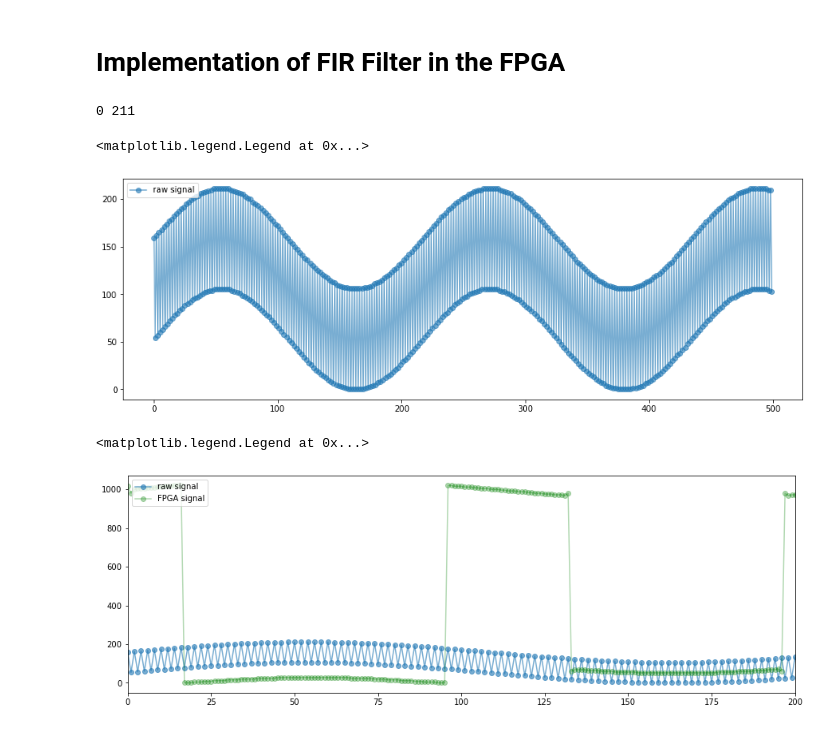
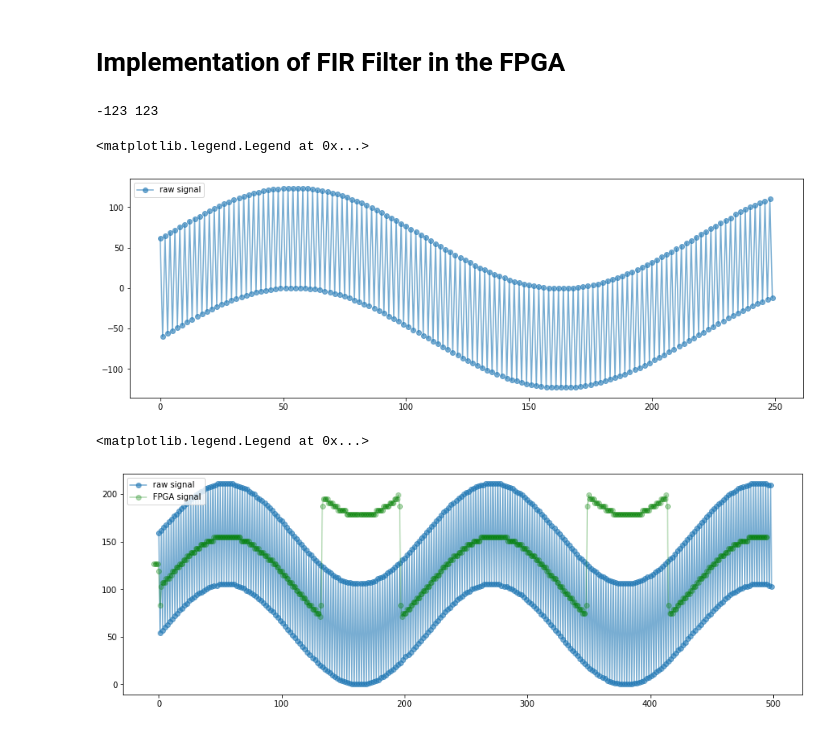
Before and after one commit to SaverioMonaco/4-Taps-FIR-Filter, a Jupyter notebook: src/analysis.ipynb, the cells around one changed output. Saved outputs shown, nothing was run; the diff lists cells and outputs as text; code cells hidden in the pictures.

```diff
--- a/src/analysis.ipynb
+++ b/src/analysis.ipynb
@@ -7,7 +7,7 @@ import matplotlib.pyplot as plt
 # %%
 # Let us generate a wave function with two main frequencies, an high one and a low one:
 
-data_size = 500
+data_size = 250
 noise = 1 # the higher the noisier
 file = open("../signal.txt", "w")
 
@@ -15,7 +15,7 @@ file = open("../signal.txt", "w")
 input_sig = []
 
 for i in range(data_size):
-    sig = 53*(2+np.sin(i/(11*np.pi))+ noise)
+    sig = 62*(np.sin(i/(11*np.pi))+ noise)
     noise = -noise
     input_sig.append(sig.astype(int)) # we write it as an int
     file.write(str(sig.astype(int)))
@@ -25,7 +25,7 @@ file.close()
 # %%
 print(min(input_sig),max(input_sig))
 # %% [output]
-0 211
+-123 123
 # %%
 # Now we visualize it:
 sig = np.loadtxt("../signal.txt", delimiter='\n')
@@ -37,27 +37,27 @@ plt.plot(t, sig, '-o',alpha=.6,label='raw signal')
 plt.legend(loc="upper left")
 # %% [output]
 <matplotlib.legend.Legend at 0x...>
-[figure, old version]
+[figure, new version]
 # %%
 # After being computed on the actual FPGA
 # %%
 # I just copied from the terminal, had some problems in reading from a file :/
-fpga = [0,0,0,0,254,245,250,251,251,251,252,252,252,253,253,254,254,254,255,255,255,0,0,0,1,1,1,2,2,2,3,3,3,3,4,4,4,4,5,5,5,5,5,6,6,6,6,6,6,7,7,7,7,7,7,7,7,7,7,7,7,7,7,7,7,7,7,7,7,7,7,6,6,6,6,6,6,6,5,5,5,5,4,4,4,4,3,3,3,3,2,2,2,1,1,1,1,0,0,0,255,255,254,254,254,253,253,253,252,252,251,251,251,250,250,250,249,249,248,248,248,247,247,247,246,246,245,245,245,244,244,244,243,243,243,242,245,15,17,17,17,17,16,16,16,16,15,15,15,15,14,14,14,14,14,14,14,13,13,13,13,13,13,13,13,13,13,13,13,13,13,13,13,13,13,13,13,13,13,13,13,14,14,14,14,14,14,15,15,15,15,15,16,16,16,16,17,17,17,18,15,245,242,243,243,243,244,244,244,245,245,246,246,246,247,247,247,248,248,249,249,249,250,250,250,251,251,252,252,252,253,253,253,254,254,255,255,255,0,0,0,1,1,1,2,2,2,2,3,3]
+fpga = [0,0,0,0,-2,-11,-6,-5,-5,-5,-4,-4,-4,-3,-3,-2,-2,-2,-1,-1,-1,0,0,0,1,1,1,2,2,2,3,3,3,3,4,4,4,4,5,5,5,5,5,6,6,6,6,6,6,7,7,7,7,7,7,7,7,7,7,7,7,7,7,7,7,7,7,7,7,7,7,6,6,6,6,6,6,6,5,5,5,5,4,4,4,4,3,3,3,3,2,2,2,1,1,1,1,0,0,0,-1,-1,-2,-2,-2,-3,-3,-3,-4,-4,-5,-5,-5,-6,-6,-6,-7,-7,-8,-8,-8,-9,-9,-9,-10,-10,-11,-11,-11,-12,-12,-12,-13,-13,-13,-14,-11,15,17,17,17,17,16,16,16,16,15,15,15,15,14,14,14,14,14,14,14,13,13,13,13,13,13,13,13,13,13,13,13,13,13,13,13,13,13,13,13,13,13,13,13,14,14,14,14,14,14,15,15,15,15,15,16,16,16,16,17,17,17,18,15,-11,-14,-13,-13,-13,-12,-12,-12,-11,-11,-10,-10,-10,-9,-9,-9,-8,-8,-7,-7,-7,-6,-6,-6,-5,-5,-4,-4,-4,-3,-3,-3,-2,-2,-1,-1,-1,0,0,0,1,1,1,2,2,2,2,3,3,3,4,4,4,4,5,5,5,5,5,6,6,6,6,6,6,7,7,7,7,7,7,7,7,7,7,7,7,7,7,7,7,7,7,7,7,7,7,6,6,6,6,6,6,6,5,5,5,5,5,4,4,4,4,3,3,3,2,2,2,2,1,1,1,0,0,0,-1,-1,-1,-2,-2,-3,-3,-3,-4,-4,-4,-5,-5,-6,-6,-6,-7,-7,-8,-8,-8,-9,-9,-9,-10,-10,-11,-11,-11,-12,-12,-12,-13,-13,-13,-11,15,18,17,17,17,17,16,16,16,16,15,15,15,15,15,14,14,14,14,14,14,13,13,13,13,13,13,13,13,13,13,13,13,13,13,13,13,13,13,13,13,13,13,13,13,14,14,14,14,14,14,15,15,15,15,15,16,16,16,16,17,17,17,17,18,15,-11,-13,-13,-13,-12,-12,-12,-11,-11,-10,-10,-10,-9,-9,-9,-8,-8,-8,-7,-7,-6,-6,-6,-5,-5,-4,-4,-4,-3,-3,-3,-2,-2,-1,-1,-1,0,0,0,1,1,1,2,2,2,2,3,3,3,4,4,4,4,5,5,5,5,5,6,6,6,6,6,6,6,7,7,7,7,7,7,7,7,7,7,7,7,7,7,7,7]
 for i in range(len(fpga)):
     # 2**10 due to truncation of bits
     # 2**9 because I multiplied the coefficients by 2**9
-    fpga[i] = (2**10/2**8)*fpga[i]+ 0
+    fpga[i] = (2**10/2**8)*fpga[i]+ 127
 # %%
 plt.figure(figsize=(15, 5))
 
 t = np.arange(len(input_sig))
 plt.plot(t, input_sig, '-o',alpha=.6,label='raw signal')
 t = np.arange(len(fpga))
 plt.plot(t-4, fpga, '-o', color='g',alpha=.3,label='FPGA signal')
 
 #plt.title("")
-plt.xlim(0,200) #just for the latex report
+#plt.xlim(0,200) #just for the latex report
 plt.legend(loc="upper left")
 # %% [output]
 <matplotlib.legend.Legend at 0x...>
-[figure, old version]
+[figure, new version]
```
Also changed, not shown: 2 other files.
